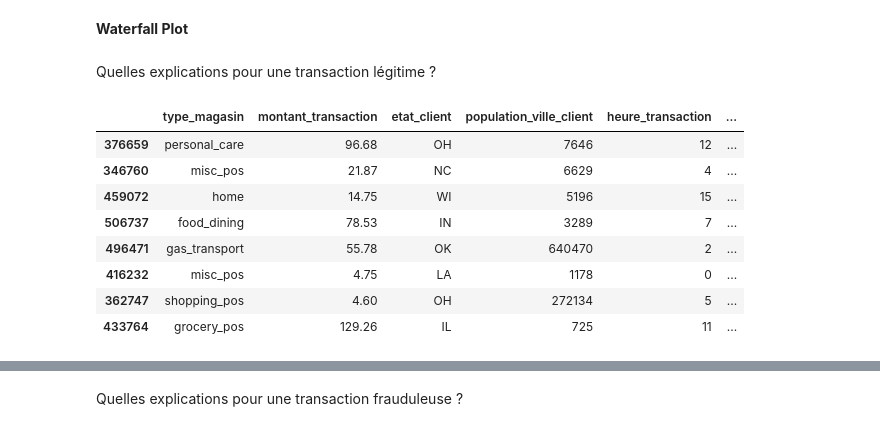
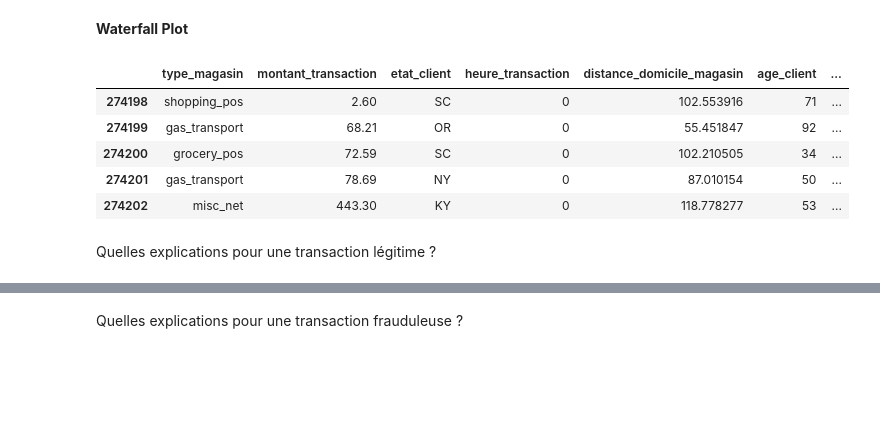
Before and after one commit to daren-mabanza/fraud-detection, a Jupyter notebook: 02_notebooks/04_shap_interpretation.ipynb, the cells around one changed output, grey strips where cells are left out. Saved outputs shown, nothing was run; the diff lists cells and outputs as text; code cells hidden in the pictures; blank space fills up the shorter version.

```diff
--- a/02_notebooks/04_shap_interpretation.ipynb
+++ b/02_notebooks/04_shap_interpretation.ipynb
@@ -76,19 +78,16 @@ shap.plots.beeswarm(shap_values, max_display=7)
 # %% [markdown]
 **Waterfall Plot**
+# %%
+full_test.head()
+# %% [output]
+|  | type_magasin | montant_transaction | etat_client | heure_transaction | distance_domicile_magasin | age_client | ... |
+| 274198 | shopping_pos | 2.60 | SC | 0 | 102.553916 | 71 | ... |
+| 274199 | gas_transport | 68.21 | OR | 0 | 55.451847 | 92 | ... |
+| 274200 | grocery_pos | 72.59 | SC | 0 | 102.210505 | 34 | ... |
+| 274201 | gas_transport | 78.69 | NY | 0 | 87.010154 | 50 | ... |
+| 274202 | misc_net | 443.30 | KY | 0 | 118.778277 | 53 | ... |
 # %% [markdown]
 Quelles explications pour une transaction légitime ?
-# %%
-full_test[full_test["target"]==0].sample(8)
-# %% [output]
-|  | type_magasin | montant_transaction | etat_client | population_ville_client | heure_transaction | ... |
-| 376659 | personal_care | 96.68 | OH | 7646 | 12 | ... |
-| 346760 | misc_pos | 21.87 | NC | 6629 | 4 | ... |
-| 459072 | home | 14.75 | WI | 5196 | 15 | ... |
-| 506737 | food_dining | 78.53 | IN | 3289 | 7 | ... |
-| 496471 | gas_transport | 55.78 | OK | 640470 | 2 | ... |
-| 416232 | misc_pos | 4.75 | LA | 1178 | 0 | ... |
-| 362747 | shopping_pos | 4.60 | OH | 272134 | 5 | ... |
-| 433764 | grocery_pos | 129.26 | IL | 725 | 11 | ... |
 # %%
 waterfall_plot(
     shap_values,
```
Also changed, not shown: parts of 15 cells of this notebook, 50 other files.
